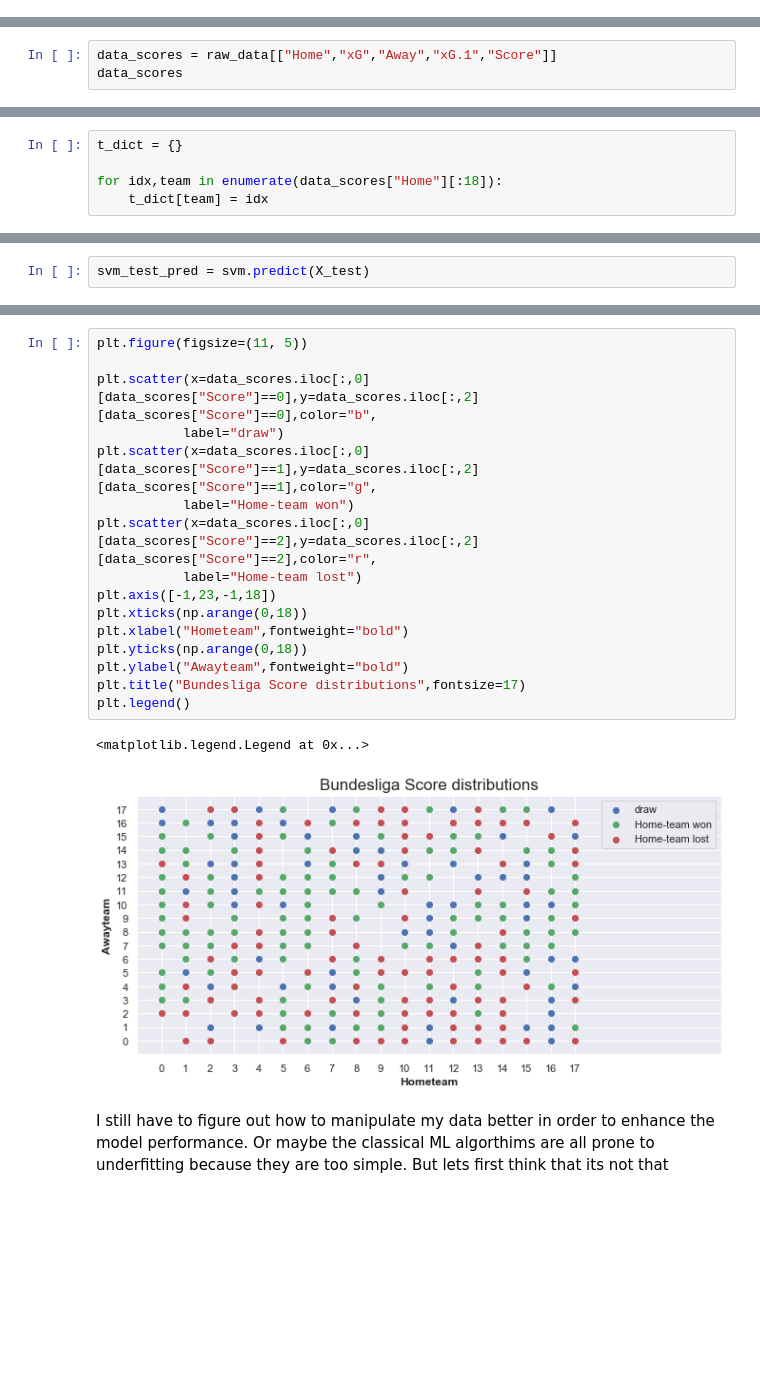
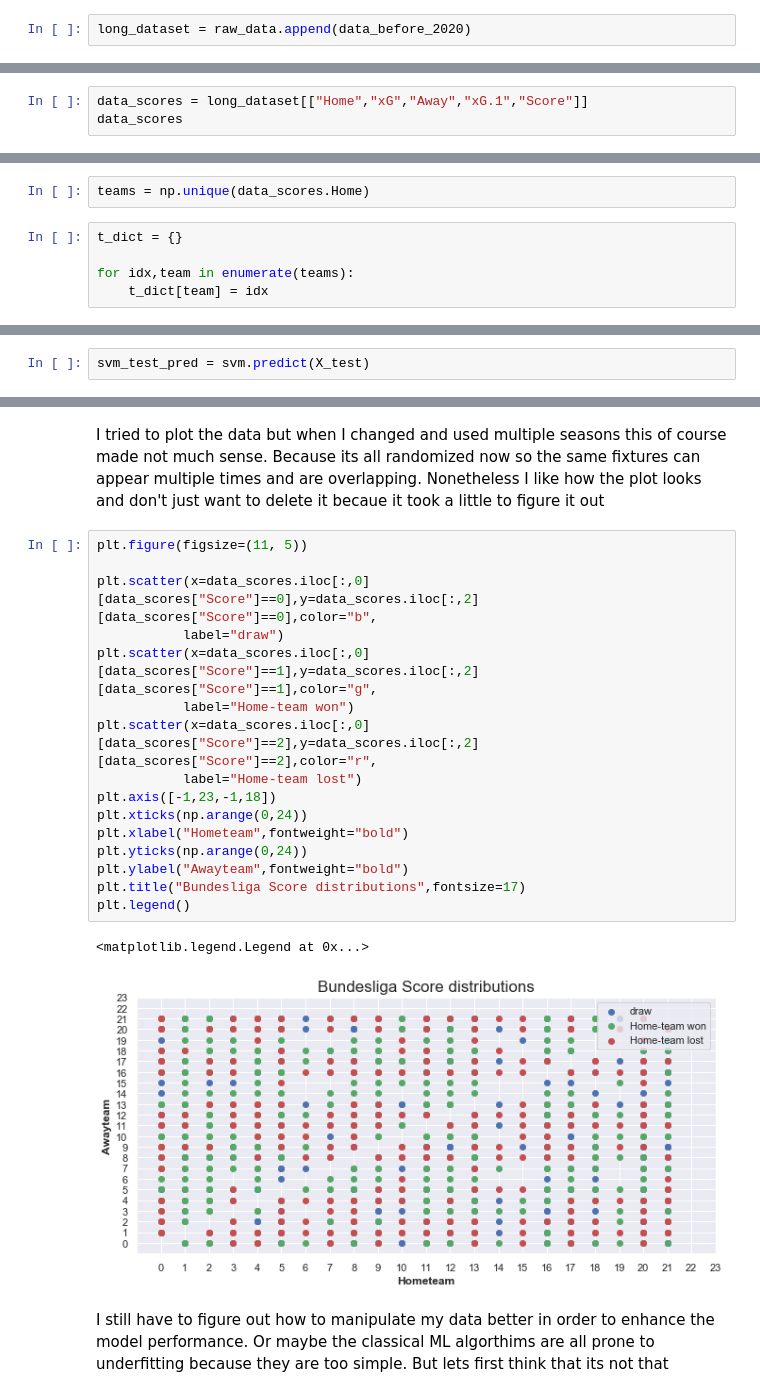
Before and after one commit to PhilippRados/Machine-Learning, a Jupyter notebook: Bundesliga Classifier with sklearn.ipynb, the cells around one changed output, grey strips where cells are left out. Saved outputs shown, nothing was run; the diff lists cells and outputs as text; blank space fills up the shorter version.

```diff
--- a/Bundesliga Classifier with sklearn.ipynb
+++ b/Bundesliga Classifier with sklearn.ipynb
@@ -27,0 +74,2 @@ raw_data
+# %%
+long_dataset = raw_data.append(data_before_2020)
@@ -28,5 +92,5 @@ raw_data
 # %%
-data_scores = raw_data[["Home","xG","Away","xG.1","Score"]]
+data_scores = long_dataset[["Home","xG","Away","xG.1","Score"]]
 data_scores
 # %% [output]
 |  | Home | xG | Away | xG.1 | Score |
@@ -84,7 +150,9 @@ See the caveats in the documentation: http://pandas.pydata.org/pandas-docs/stabl
+# %%
+teams = np.unique(data_scores.Home)
 # %%
 t_dict = {}
 
-for idx,team in enumerate(data_scores["Home"][:18]):
+for idx,team in enumerate(teams):
     t_dict[team] = idx
 # %%
 t_dict
@@ -351,21 +402,23 @@ This accuracy is herendous so I wondered why the models didnt work properly. I d
+# %% [markdown]
+I tried to plot the data but when I changed and used multiple seasons this of course made not much sense. Because its all randomized now so the same fixtures can appear multiple times and are overlapping. Nonetheless I like how the plot looks and don't just want to delete it becaue it took a little to figure it out
 # %%
 plt.figure(figsize=(11, 5))
 
 plt.scatter(x=data_scores.iloc[:,0][data_scores["Score"]==0],y=data_scores.iloc[:,2][data_scores["Score"]==0],color="b",
            label="draw")
 plt.scatter(x=data_scores.iloc[:,0][data_scores["Score"]==1],y=data_scores.iloc[:,2][data_scores["Score"]==1],color="g",
            label="Home-team won")
 plt.scatter(x=data_scores.iloc[:,0][data_scores["Score"]==2],y=data_scores.iloc[:,2][data_scores["Score"]==2],color="r",
            label="Home-team lost")
 plt.axis([-1,23,-1,18])
-plt.xticks(np.arange(0,18))
+plt.xticks(np.arange(0,24))
 plt.xlabel("Hometeam",fontweight="bold")
-plt.yticks(np.arange(0,18))
+plt.yticks(np.arange(0,24))
 plt.ylabel("Awayteam",fontweight="bold")
 plt.title("Bundesliga Score distributions",fontsize=17)
 plt.legend()
 # %% [output]
 <matplotlib.legend.Legend at 0x...>
-[figure, old version]
+[figure, new version]
 # %% [markdown]
 I still have to figure out how to manipulate my data better in order to enhance the model performance. Or maybe the classical ML algorthims are all prone to underfitting because they are too simple. But lets first think that its not that
```
Also changed, not shown: parts of 44 cells of this notebook.
